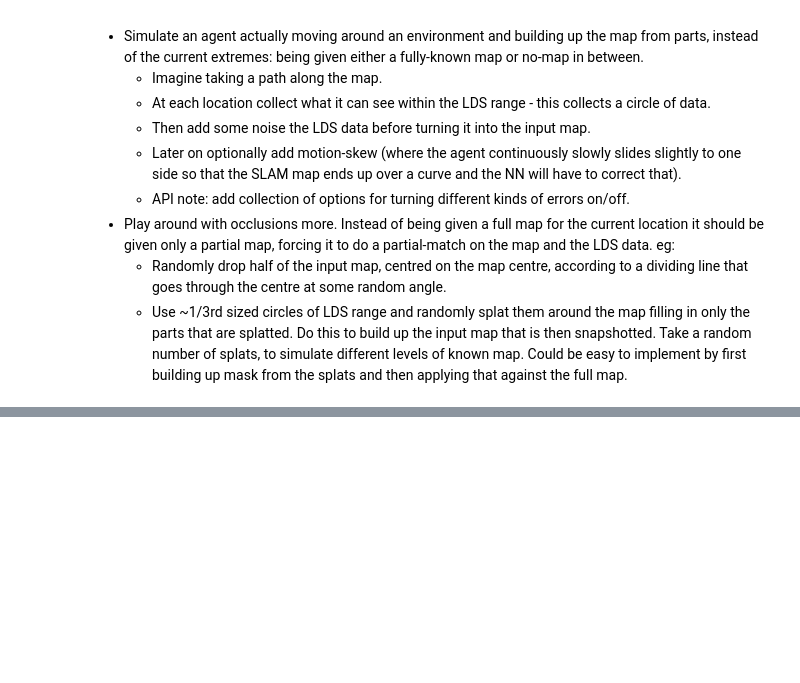
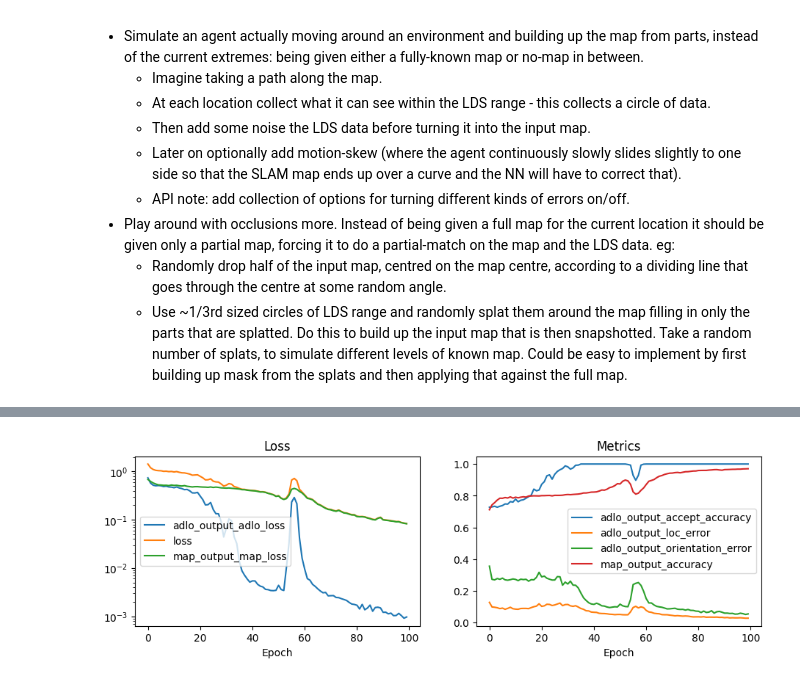
Before and after one commit to malcolmlett/robovac, a Jupyter notebook: Experiment_SLAM_2.ipynb, the cells around one changed output, grey strips where cells are left out. Cells and saved outputs as stored; diff of their text form; code cells hidden in the pictures; blank space fills up the shorter version.

Commit message:
Fixed a bug in the adlo DLO loss calculation and ran another 100 epochs for comparison

```diff
--- a/Experiment_SLAM_2.ipynb
+++ b/Experiment_SLAM_2.ipynb
@@ -298,0 +302,81 @@ Most of the other learnings from v1 are also applicable still...
+# %%
+# Custom loss functions
+# (out-of-the-box the two outputs get losses calculated independently,
+#  ultimately I'll be wanting to conditionally choose whether the map loss
+#  is considered depending on how the network is being used.
+#  The easiest way to do that will be to generate the dataset so that the ground_truth_map
+#  is blank for those cases)
+
+def adlo_loss(y_true, y_pred):
+    """
+    y_true: (B,4), scaled
+    y_pred: (B,4), logits
+    """
+    y_true = tf.cast(y_true, tf.float32)
+
+    # binary cross-entropy loss for accept
+    accept_true = y_true[:, 0]
+    accept_pred = y_pred[:, 0]
+    accept_losses = tf.keras.losses.binary_crossentropy(accept_true, accept_pred, from_logits=True)
+
+    # log-cosh loss for delta x, y, orientation
+    dlo_true = y_true[:, 1:4]
+    delta_x = tf.math.tanh(y_pred[:, 1]) * 0.5  # -0.5 .. +0.5
+    delta_y = tf.math.tanh(y_pred[:, 2]) * 0.5  # -0.5 .. +0.5
+    delta_angle = tf.math.tanh(y_pred[:, 3])    # -1.0 .. +1.0
+    dlo_pred = tf.stack([delta_x, delta_y, delta_angle], axis=1)
+    dlo_losses = tf.reduce_mean(tf.math.log(tf.cosh(dlo_pred - dlo_true)))
+
+    return accept_losses + dlo_losses
+
+def accept_accuracy(y_true, y_pred):
+    accept_true = tf.cast(y_true[:, 0], tf.float32)
+    accept_pred = tf.cast(tf.round(tf.nn.sigmoid(y_pred[:, 0])), tf.float32)
+    matches = tf.equal(accept_true, accept_pred)
+    return tf.reduce_mean(tf.cast(matches, tf.float32))
+
+def loc_error(y_true, y_pred):
+    y_true = tf.cast(y_true, tf.float32)
+    loc_true = y_true[:, 1:3]
+    loc_pred = tf.math.tanh(y_pred[:, 1:3]) * 0.5  # -0.5 .. +0.5
+    losses = tf.math.sqrt(tf.keras.losses.MSE(loc_true, loc_pred))
+    return tf.reduce_mean(losses)
+
+def orientation_error(y_true, y_pred):
+    y_true = tf.cast(y_true, tf.float32)
+    angle_true = y_true[:, 3]
+    angle_pred = tf.math.tanh(y_pred[:, 3])  # -1.0 .. +1.0
+    losses = tf.math.sqrt(tf.keras.losses.MSE(angle_true, angle_pred))
+    return tf.reduce_mean(losses)
+
+reload(slam)
+reload(slam_data)
+one = next(iter(train_data))
+map_shape = one[0][0].shape
+print(f"map_shape: {map_shape}")
+np.random.seed(42)
+tf.random.set_seed(42)
+
+model = slam.slam_model(map_shape, conv_filters=32, adlo_units=256)
+model.compile(optimizer='adam',
+              #run_eagerly=True,
+              loss={
+                  'map_output': tf.keras.losses.CategoricalCrossentropy(from_logits=True),
+                  'adlo_output': adlo_loss
+              },
+              metrics={
+                  'map_output': [tf.keras.metrics.CategoricalCrossentropy(from_logits=True, name='map_loss'), 'accuracy'],
+                  'adlo_output': [adlo_loss, accept_accuracy, loc_error, orientation_error]
+              })
+
+epochs = 100
+batch_size = 32
+model_train_data = train_data.shuffle(buffer_size=len(train_data)).batch(batch_size).prefetch(tf.data.experimental.AUTOTUNE)
+
+start = timer()
+model_history = model.fit(model_train_data, epochs=epochs)
+duration = (timer() - start)
+print(f"Epochs: {epochs}, duration: {duration} sec")
+display_history(model_history)
+slam_data.show_predictions(model, train_data, 5, show_classes='pred')
+# %% [output]
@@ -298,0 +400 @@ Most of the other learnings from v1 are also applicable still...
+[figure, added]
```
Also changed, not shown: parts of 2 cells of this notebook.
